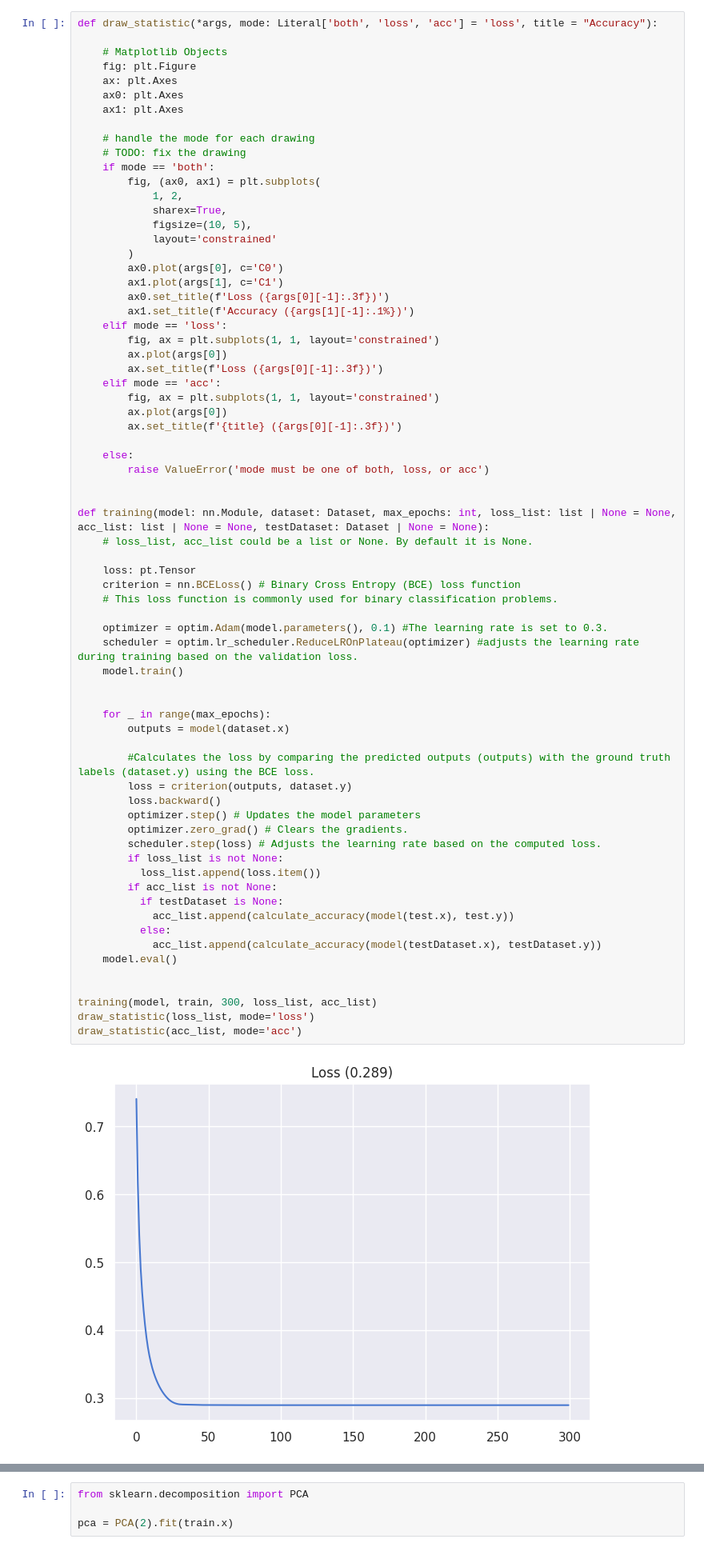
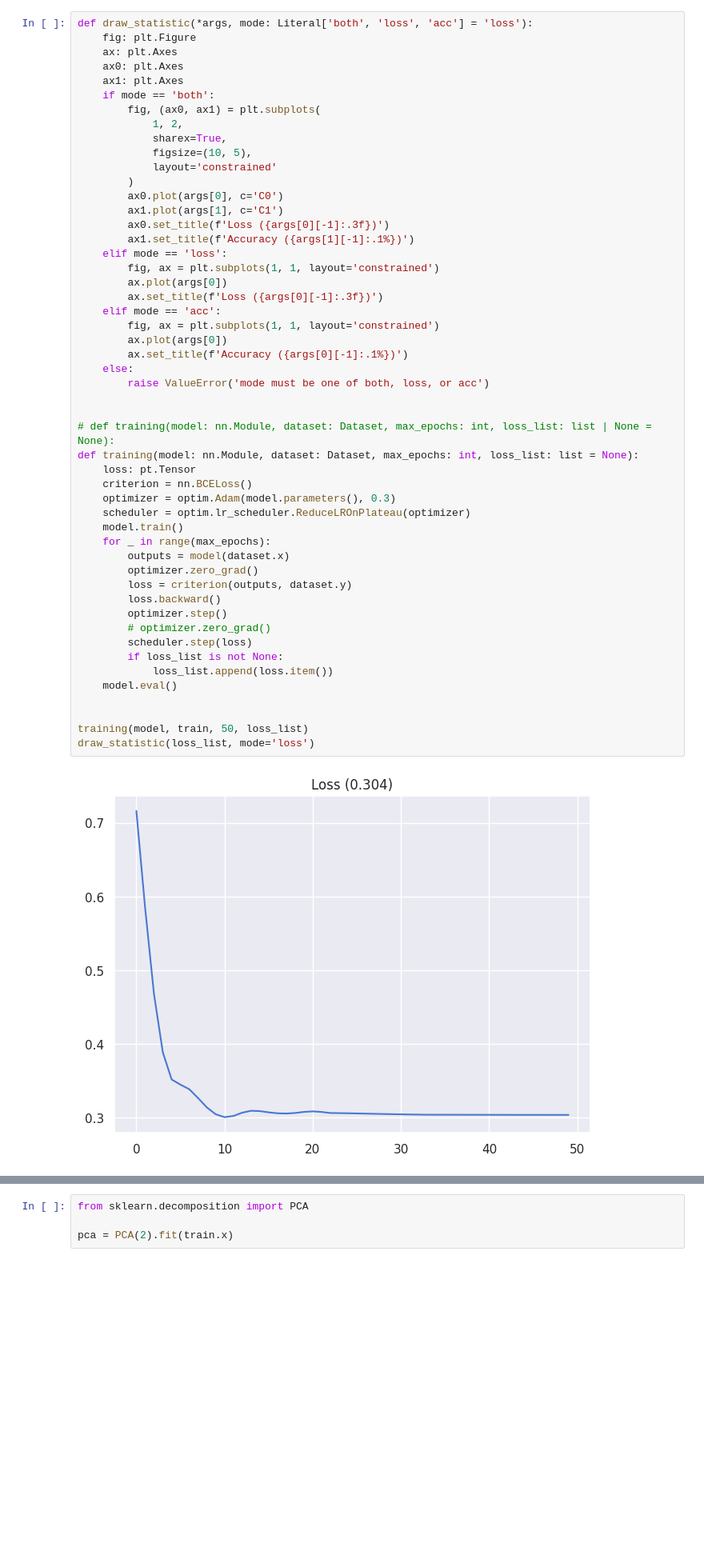
Before and after one commit to boyiliu1007/recourse-experiemnt, a Jupyter notebook: demo2.ipynb, the cells around one changed output, grey strips where cells are left out. Shown at 80% size. Drawn from its saved outputs; the diff is of its cells as text; blank space fills up the shorter version.

```diff
--- a/demo2.ipynb
+++ b/demo2.ipynb
@@ -120,14 +94,9 @@ def calculate_accuracy(predicted_results, actual_labels, threshold=0.5):
 # %%
-def draw_statistic(*args, mode: Literal['both', 'loss', 'acc'] = 'loss', title = "Accuracy"):
-
-    # Matplotlib Objects
+def draw_statistic(*args, mode: Literal['both', 'loss', 'acc'] = 'loss'):
     fig: plt.Figure
     ax: plt.Axes
     ax0: plt.Axes
     ax1: plt.Axes
-
-    # handle the mode for each drawing
-    # TODO: fix the drawing
     if mode == 'both':
         fig, (ax0, ax1) = plt.subplots(
             1, 2,
@@ -135,56 +104,43 @@ def draw_statistic(*args, mode: Literal['both', 'loss', 'acc'] = 'loss', title =
             figsize=(10, 5),
             layout='constrained'
         )
         ax0.plot(args[0], c='C0')
         ax1.plot(args[1], c='C1')
         ax0.set_title(f'Loss ({args[0][-1]:.3f})')
         ax1.set_title(f'Accuracy ({args[1][-1]:.1%})')
     elif mode == 'loss':
         fig, ax = plt.subplots(1, 1, layout='constrained')
         ax.plot(args[0])
         ax.set_title(f'Loss ({args[0][-1]:.3f})')
     elif mode == 'acc':
         fig, ax = plt.subplots(1, 1, layout='constrained')
         ax.plot(args[0])
-        ax.set_title(f'{title} ({args[0][-1]:.3f})')
-
+        ax.set_title(f'Accuracy ({args[0][-1]:.1%})')
     else:
         raise ValueError('mode must be one of both, loss, or acc')
 
 
-def training(model: nn.Module, dataset: Dataset, max_epochs: int, loss_list: list | None = None, acc_list: list | None = None, testDataset: Dataset | None = None):
-    # loss_list, acc_list could be a list or None. By default it is None.
-
+# def training(model: nn.Module, dataset: Dataset, max_epochs: int, loss_list: list | None = None):
+def training(model: nn.Module, dataset: Dataset, max_epochs: int, loss_list: list = None):
     loss: pt.Tensor
-    criterion = nn.BCELoss() # Binary Cross Entropy (BCE) loss function
-    # This loss function is commonly used for binary classification problems.
-
-    optimizer = optim.Adam(model.parameters(), 0.1) #The learning rate is set to 0.3.
-    scheduler = optim.lr_scheduler.ReduceLROnPlateau(optimizer) #adjusts the learning rate during training based on the validation loss.
+    criterion = nn.BCELoss()
+    optimizer = optim.Adam(model.parameters(), 0.3)
+    scheduler = optim.lr_scheduler.ReduceLROnPlateau(optimizer)
     model.train()
-
-
     for _ in range(max_epochs):
         outputs = model(dataset.x)
-
-        #Calculates the loss by comparing the predicted outputs (outputs) with the ground truth labels (dataset.y) using the BCE loss.
+        optimizer.zero_grad()
         loss = criterion(outputs, dataset.y)
         loss.backward()
-        optimizer.step() # Updates the model parameters
-        optimizer.zero_grad() # Clears the gradients.
-        scheduler.step(loss) # Adjusts the learning rate based on the computed loss.
+        optimizer.step()
+        # optimizer.zero_grad()
+        scheduler.step(loss)
         if loss_list is not None:
-          loss_list.append(loss.item())
-        if acc_list is not None:
-          if testDataset is None:
-            acc_list.append(calculate_accuracy(model(test.x), test.y))
-          else:
-            acc_list.append(calculate_accuracy(model(testDataset.x), testDataset.y))
+            loss_list.append(loss.item())
     model.eval()
 
 
-training(model, train, 300, loss_list, acc_list)
+training(model, train, 50, loss_list)
 draw_statistic(loss_list, mode='loss')
-draw_statistic(acc_list, mode='acc')
 # %% [output]
-[figure, old version]
+[figure, new version]
```
Also changed, not shown: parts of 18 cells of this notebook.
